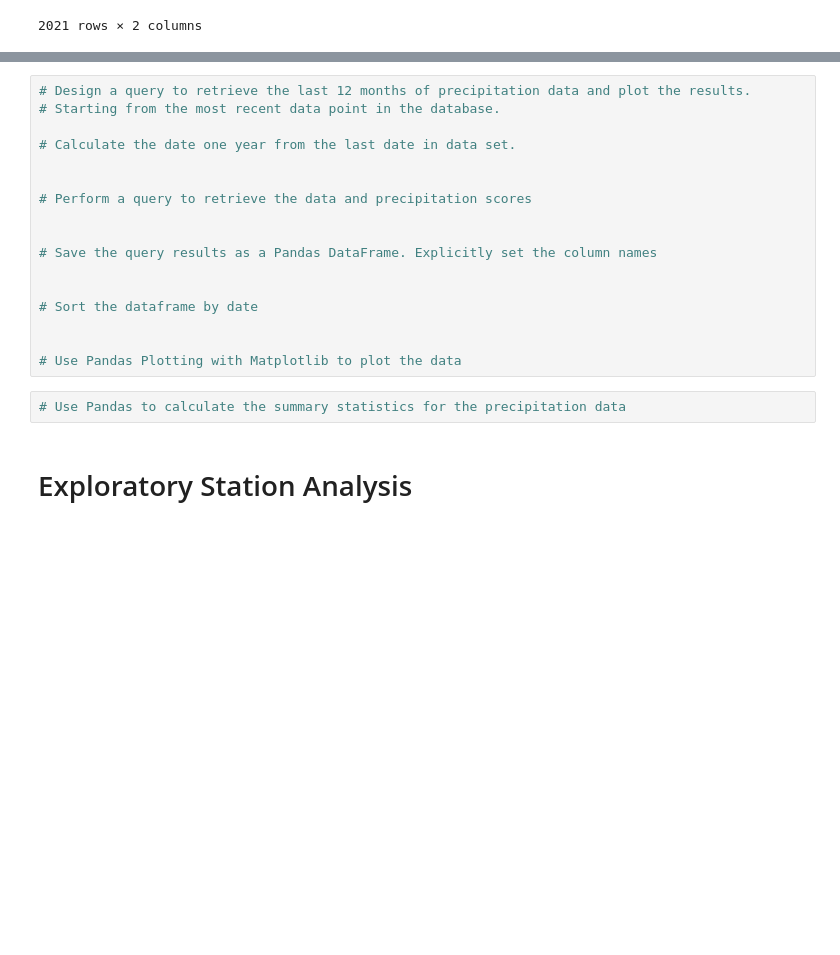
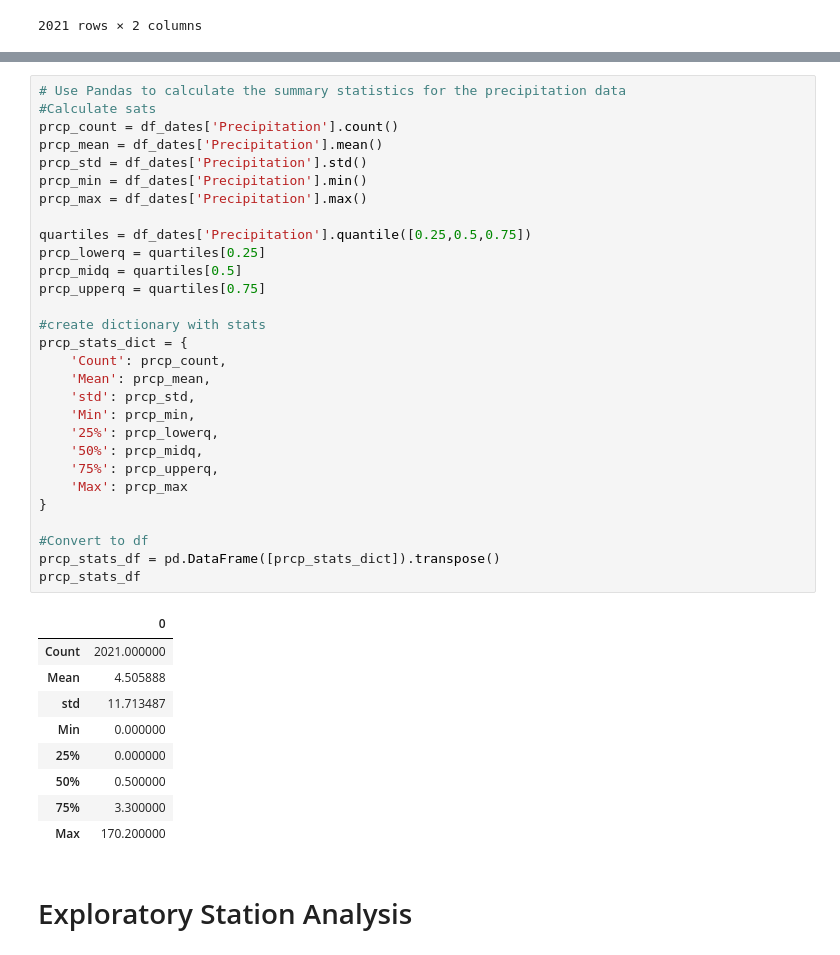
Before and after one commit to BradFisher18/sqlalchemy-challenge, a Jupyter notebook: SurfsUp/climate_starter.ipynb, the cells around one changed output, grey strips where cells are left out. Cells and saved outputs as stored; diff of their text form; blank space fills up the shorter version.

```diff
--- a/SurfsUp/climate_starter.ipynb
+++ b/SurfsUp/climate_starter.ipynb
@@ -170,22 +170,42 @@ TypeError: plot_date() missing 1 required positional argument: 'y'
-# %%
-# Design a query to retrieve the last 12 months of precipitation data and plot the results.
-# Starting from the most recent data point in the database.
-
-# Calculate the date one year from the last date in data set.
-
-
-# Perform a query to retrieve the data and precipitation scores
-
-
-# Save the query results as a Pandas DataFrame. Explicitly set the column names
-
-
-# Sort the dataframe by date
-
-
-# Use Pandas Plotting with Matplotlib to plot the data
-# %%
-# Use Pandas to calculate the summary statistics for the precipitation data
+# %%
+# Use Pandas to calculate the summary statistics for the precipitation data
+#Calculate sats
+prcp_count = df_dates['Precipitation'].count()
+prcp_mean = df_dates['Precipitation'].mean()
+prcp_std = df_dates['Precipitation'].std()
+prcp_min = df_dates['Precipitation'].min()
+prcp_max = df_dates['Precipitation'].max()
+
+quartiles = df_dates['Precipitation'].quantile([0.25,0.5,0.75])
+prcp_lowerq = quartiles[0.25]
+prcp_midq = quartiles[0.5]
+prcp_upperq = quartiles[0.75]
+
+#create dictionary with stats
+prcp_stats_dict = {
+    'Count': prcp_count,
+    'Mean': prcp_mean,
+    'std': prcp_std,
+    'Min': prcp_min,
+    '25%': prcp_lowerq,
+    '50%': prcp_midq,
+    '75%': prcp_upperq,
+    'Max': prcp_max
+}
+
+#Convert to df
+prcp_stats_df = pd.DataFrame([prcp_stats_dict]).transpose()
+prcp_stats_df
+# %% [output]
+|  | 0 |
+| Count | 2021.000000 |
+| Mean | 4.505888 |
+| std | 11.713487 |
+| Min | 0.000000 |
+| 25% | 0.000000 |
+| 50% | 0.500000 |
+| 75% | 3.300000 |
+| Max | 170.200000 |
 # %% [markdown]
 # Exploratory Station Analysis
 # %%
```
Also changed, not shown: parts of 8 cells of this notebook, 1 other file.
